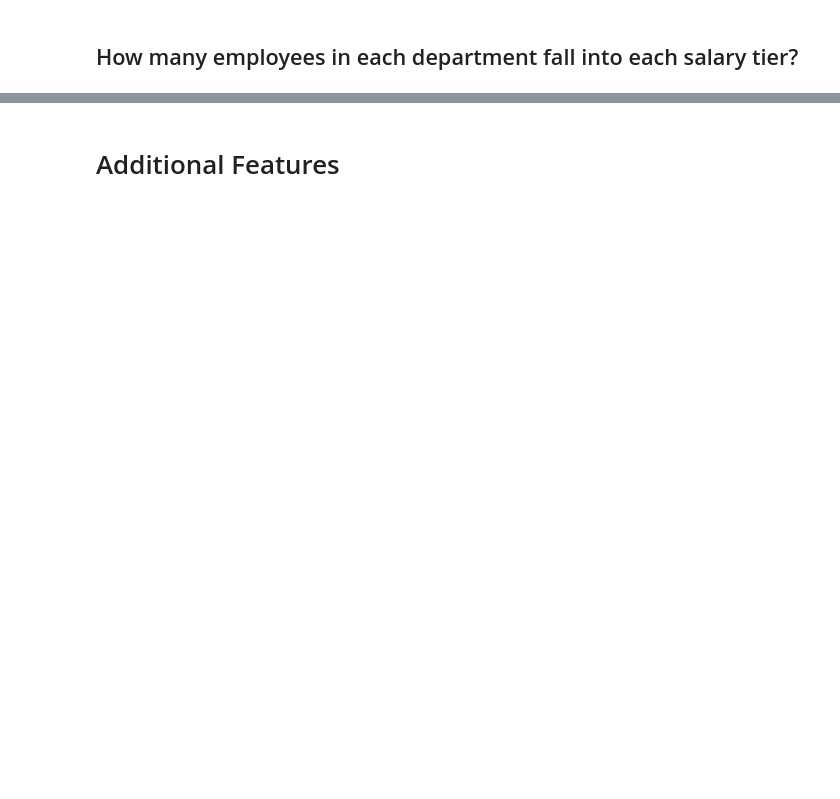
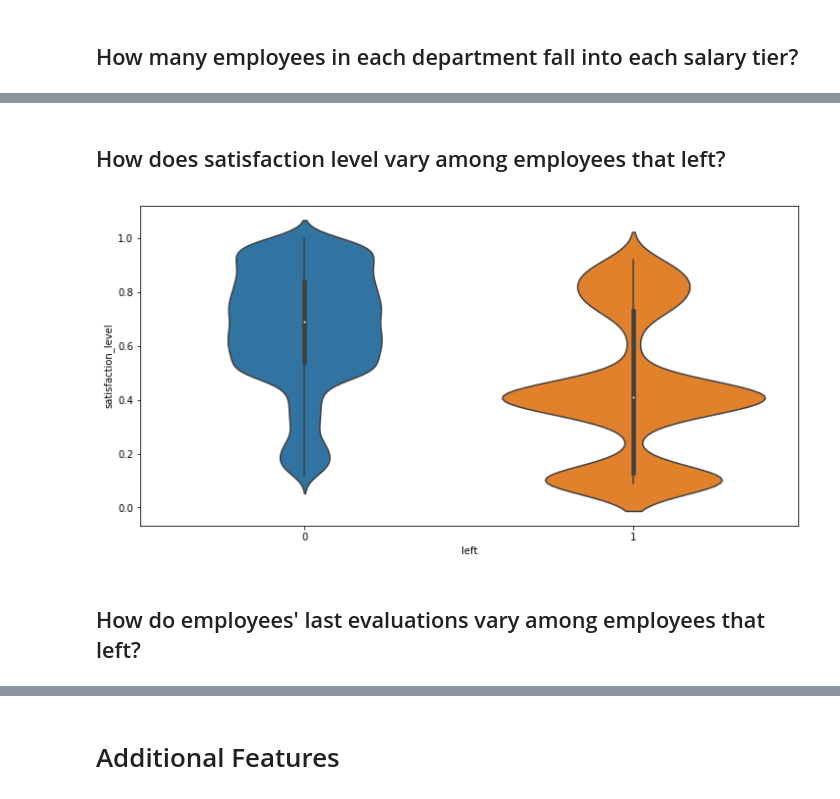
Before and after one commit to djrgit/coursework, a Jupyter notebook: thinkful/data_science/my_progress/unit_2_supervised_learning/Unit 2 - Lesson 1 - Challenge - Preparing a dataset for modeling.ipynb, the cells around one changed output, grey strips where cells are left out. Saved outputs shown, nothing was run; the diff lists cells and outputs as text; code cells hidden in the pictures; blank space fills up the shorter version.

```diff
--- a/thinkful/data_science/my_progress/unit_2_supervised_learning/Unit 2 - Lesson 1 - Challenge - Preparing a dataset for modeling.ipynb
+++ b/thinkful/data_science/my_progress/unit_2_supervised_learning/Unit 2 - Lesson 1 - Challenge - Preparing a dataset for modeling.ipynb
@@ -202,0 +233,10 @@ plt.show()
+# %% [markdown]
+## How does satisfaction level vary among employees that left?
+# %%
+fig, ax = plt.subplots(figsize=(12,6))
+sns.violinplot(x='left', y='satisfaction_level', data=hr)
+plt.show()
+# %% [output]
+[figure, added]
+# %% [markdown]
+## How do employees' last evaluations vary among employees that left?
```
Also changed, not shown: parts of 26 cells of this notebook.
